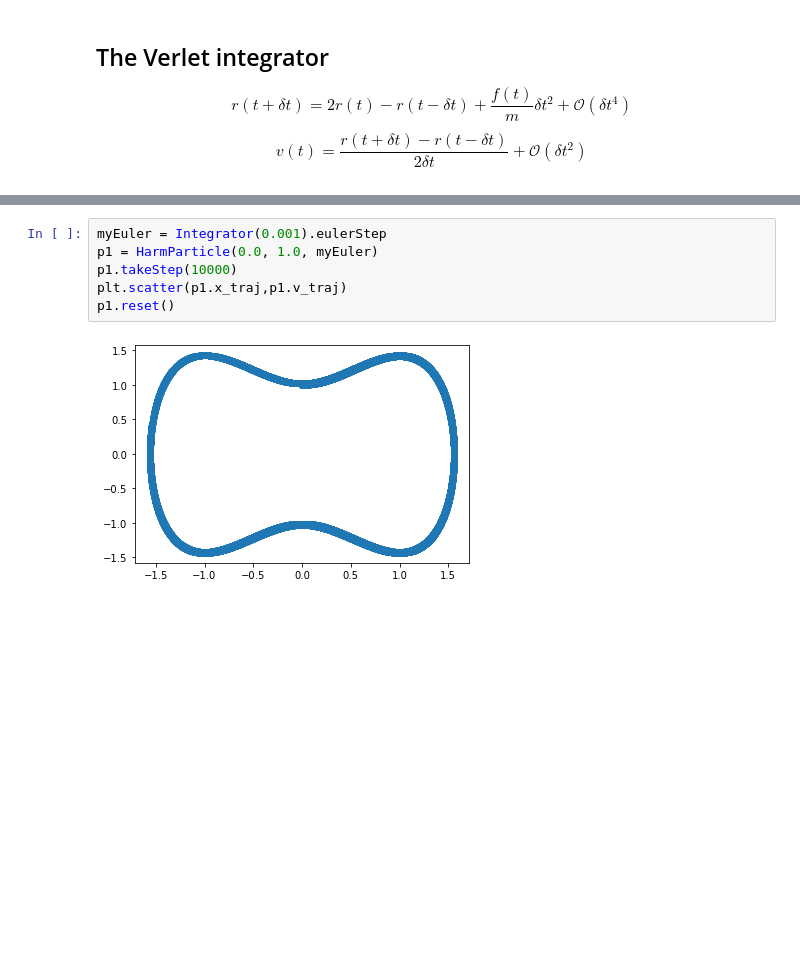
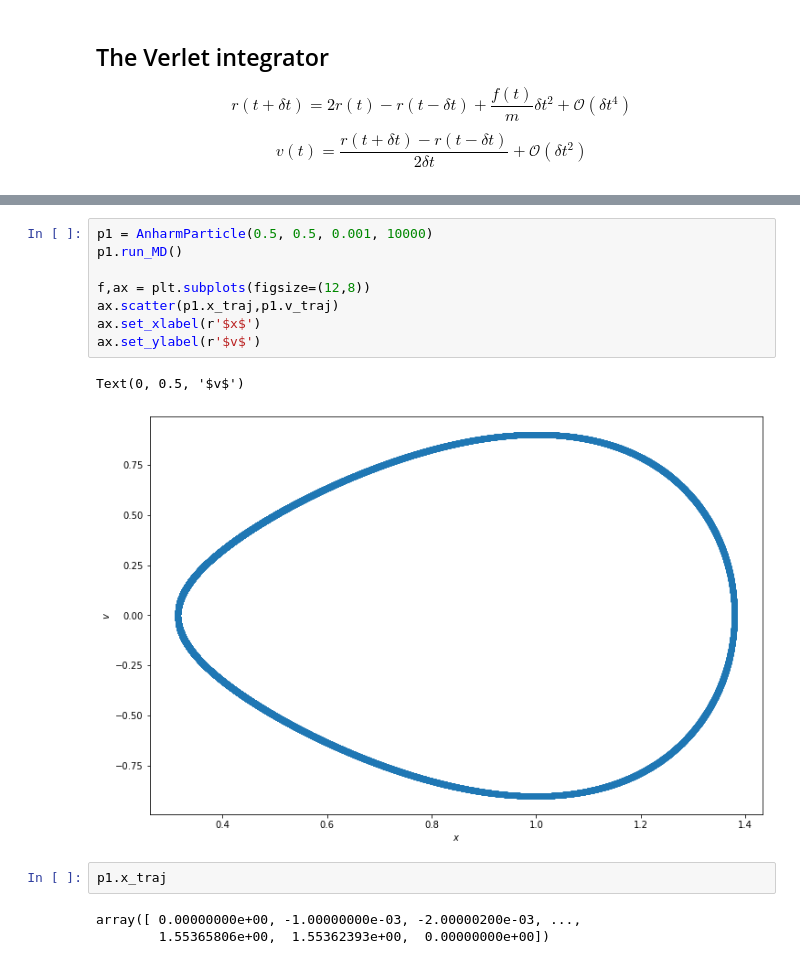
Before and after one commit to brianz98/chem-536-final-project, a Jupyter notebook: anharmonic-oscillator-molecular-dynamics.ipynb, the cells around one changed output, grey strips where cells are left out. Drawn from its saved outputs; the diff is of its cells as text; blank space fills up the shorter version.

```diff
--- a/anharmonic-oscillator-molecular-dynamics.ipynb
+++ b/anharmonic-oscillator-molecular-dynamics.ipynb
@@ -94,8 +90,16 @@ class Integrator:
-# %%
-myEuler = Integrator(0.001).eulerStep
-p1 = HarmParticle(0.0, 1.0, myEuler)
-p1.takeStep(10000)
-plt.scatter(p1.x_traj,p1.v_traj)
-p1.reset()
-# %% [output]
-[figure, removed]
+# %%
+p1 = AnharmParticle(0.5, 0.5, 0.001, 10000)
+p1.run_MD()
+
+f,ax = plt.subplots(figsize=(12,8))
+ax.scatter(p1.x_traj,p1.v_traj)
+ax.set_xlabel(r'$x$')
+ax.set_ylabel(r'$v$')
+# %% [output]
+Text(0, 0.5, '$v$')
+[figure, added]
+# %%
+p1.x_traj
+# %% [output]
+array([ 0.00000000e+00, -1.00000000e-03, -2.00000200e-03, ...,
+        1.55365806e+00,  1.55362393e+00,  0.00000000e+00])
```
Also changed, not shown: parts of 1 cell of this notebook, 1 other file.
